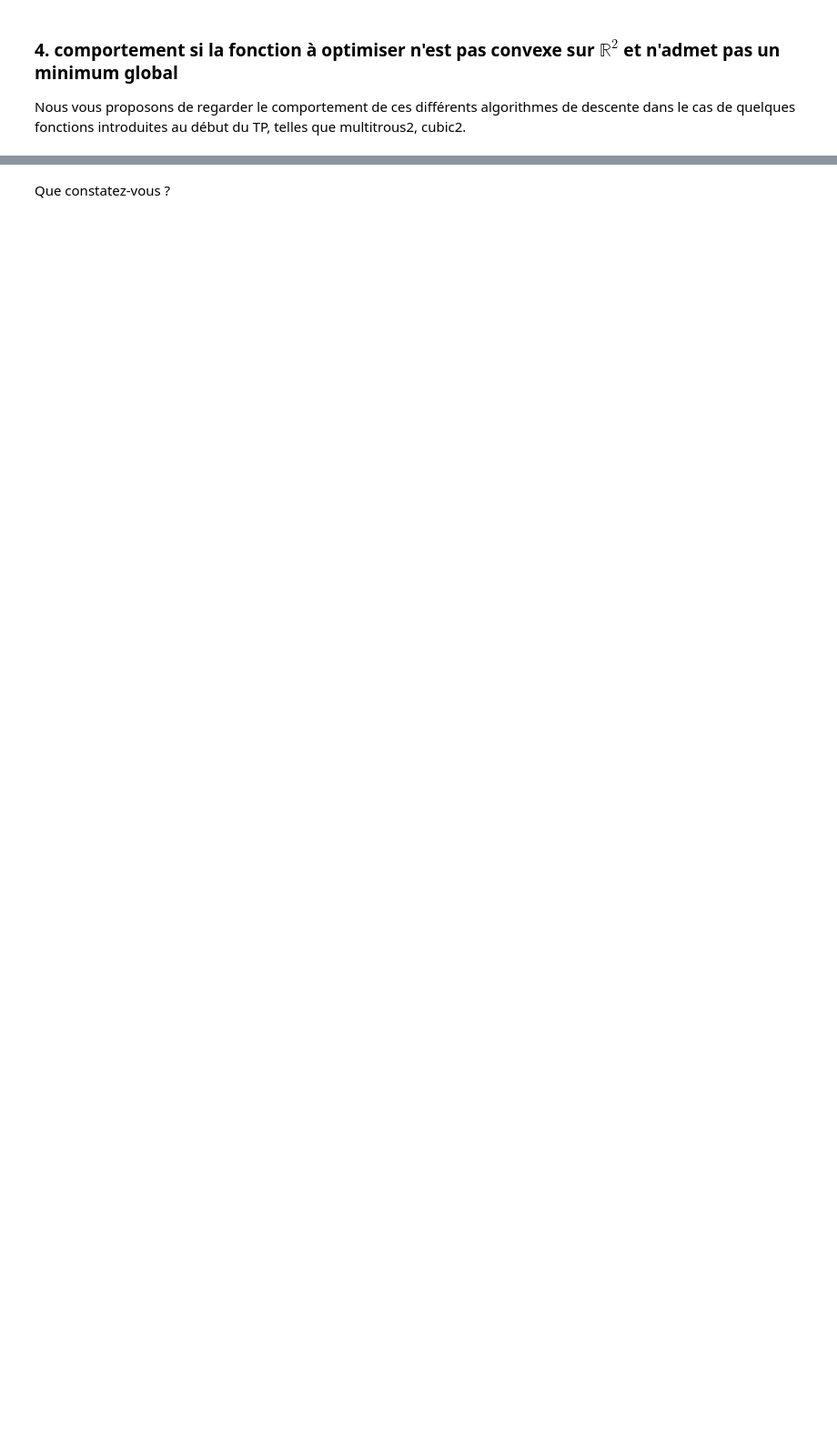
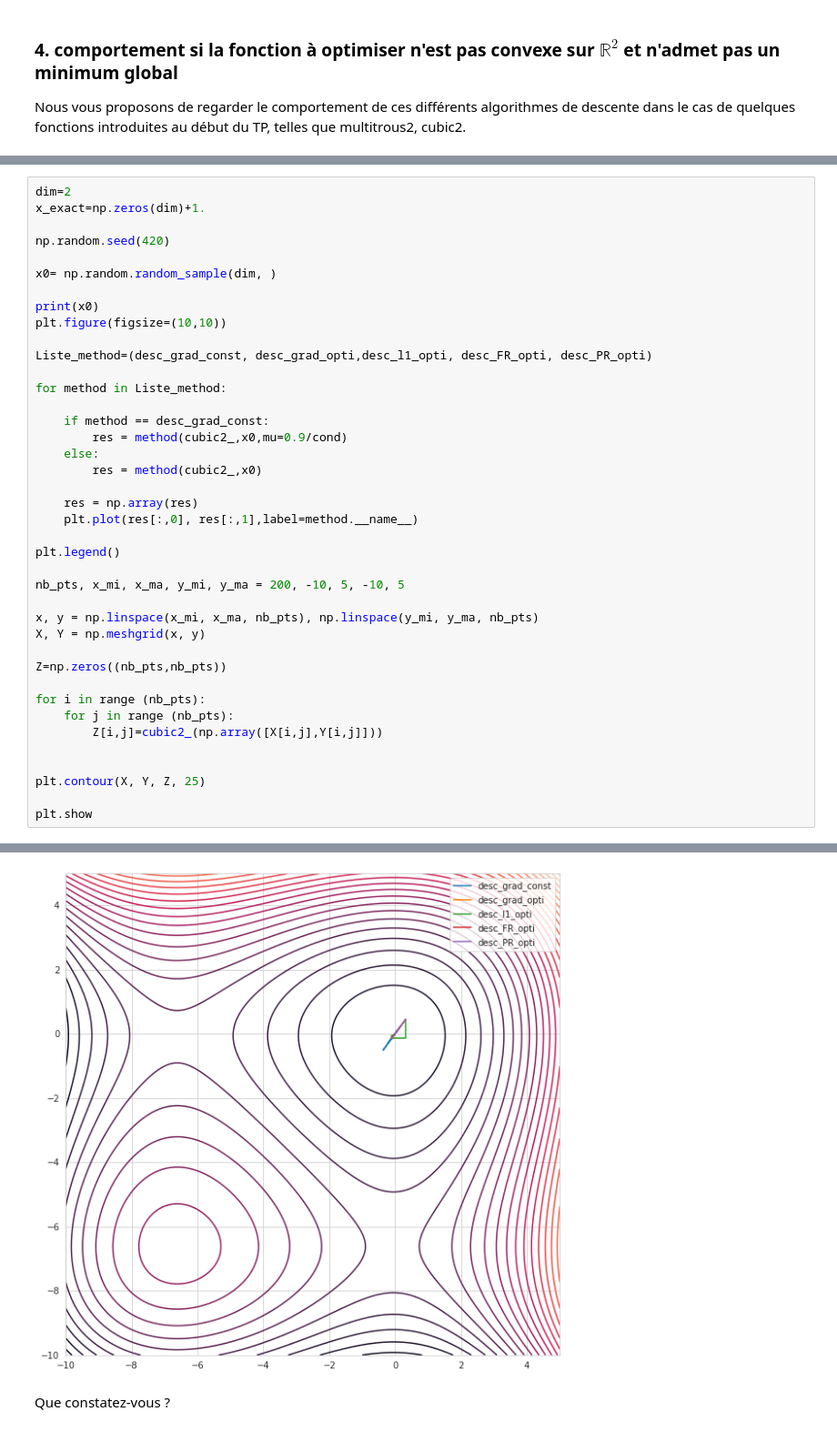
Before and after one commit to SCIA-Premium/Gradient_Descent, a Jupyter notebook: TP1 - Descentes Gradient V2.ipynb, the cells around one changed output, grey strips where cells are left out. Shown at 91% size. Drawn from its saved outputs; the diff is of its cells as text; blank space fills up the shorter version.

```diff
--- a/TP1 - Descentes Gradient V2.ipynb
+++ b/TP1 - Descentes Gradient V2.ipynb
@@ -965,0 +999,41 @@ Nous vous proposons de regarder le comportement de ces différents algorithmes d
+# %%
+dim=2
+x_exact=np.zeros(dim)+1.
+
+np.random.seed(420)
+
+x0= np.random.random_sample(dim, )
+
+print(x0)
+plt.figure(figsize=(10,10))
+
+Liste_method=(desc_grad_const, desc_grad_opti,desc_l1_opti, desc_FR_opti, desc_PR_opti)
+
+for method in Liste_method:
+
+    if method == desc_grad_const:
+        res = method(cubic2_,x0,mu=0.9/cond)
+    else:
+        res = method(cubic2_,x0)
+
+    res = np.array(res)
+    plt.plot(res[:,0], res[:,1],label=method.__name__)
+
+plt.legend()
+
+nb_pts, x_mi, x_ma, y_mi, y_ma = 200, -10, 5, -10, 5
+
+x, y = np.linspace(x_mi, x_ma, nb_pts), np.linspace(y_mi, y_ma, nb_pts)
+X, Y = np.meshgrid(x, y)
+
+Z=np.zeros((nb_pts,nb_pts))
+
+for i in range (nb_pts):
+    for j in range (nb_pts):
+        Z[i,j]=cubic2_(np.array([X[i,j],Y[i,j]]))
+
+
+plt.contour(X, Y, Z, 25)
+
+plt.show
+# %% [output]
@@ -966,2 +1042,3 @@ Nous vous proposons de regarder le comportement de ces différents algorithmes d
+[figure, added]
 # %% [markdown]
 Que constatez-vous ?
```
Also changed, not shown: parts of 9 cells of this notebook.
